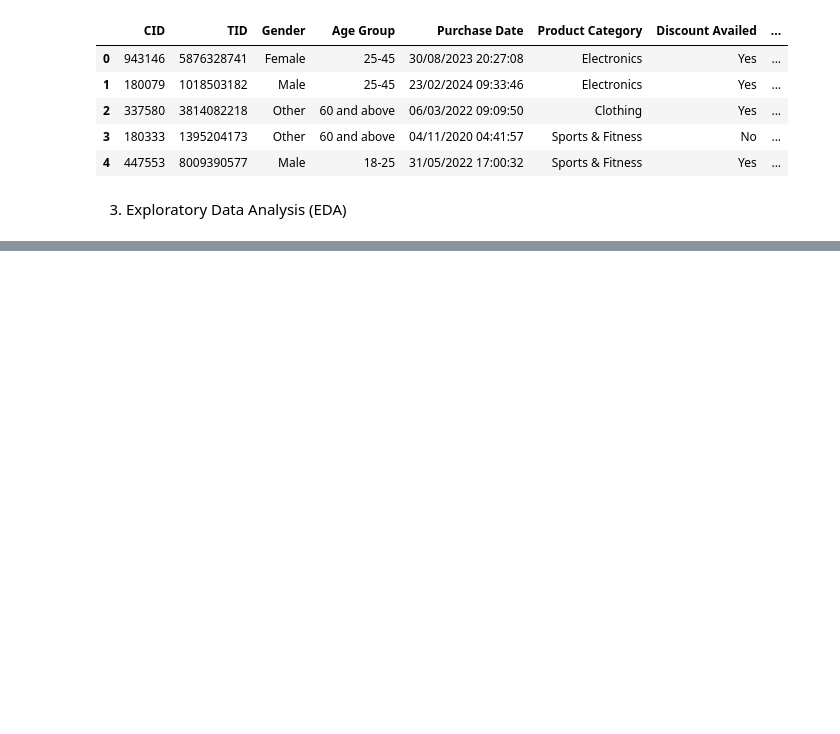
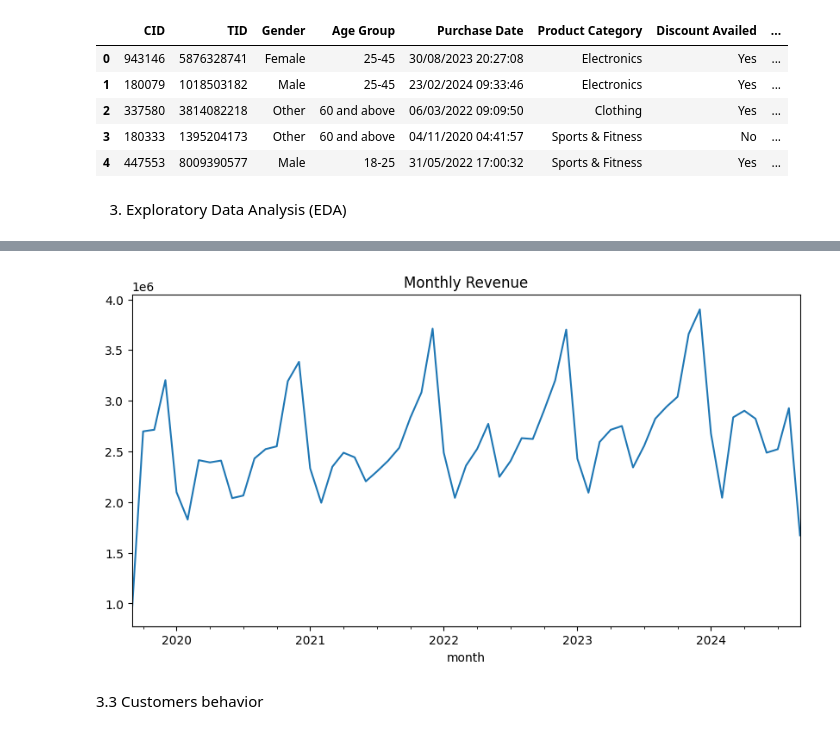
Before and after one commit to NhaDAlvarado/Data_Analysis-Portfolio, a Jupyter notebook: Ecommerce_Analysis/analysis.ipynb, the cells around one changed output, grey strips where cells are left out. Drawn from its saved outputs; the diff is of its cells as text; code cells hidden in the pictures; blank space fills up the shorter version.

```diff
--- a/Ecommerce_Analysis/analysis.ipynb
+++ b/Ecommerce_Analysis/analysis.ipynb
@@ -75,0 +93,10 @@ plt.show()
+# %%
+# df.head()
+df['month'] = df['Purchase Date'].dt.to_period('M')
+revenue_trend = df.groupby('month')['Net Amount'].sum()
+revenue_trend.plot(kind='line', figsize=(10,5), title="Monthly Revenue")
+plt.show()
+# %% [output]
+[figure, added]
+# %% [markdown]
+3.3 Customers behavior
```
Also changed, not shown: parts of 8 cells of this notebook.
